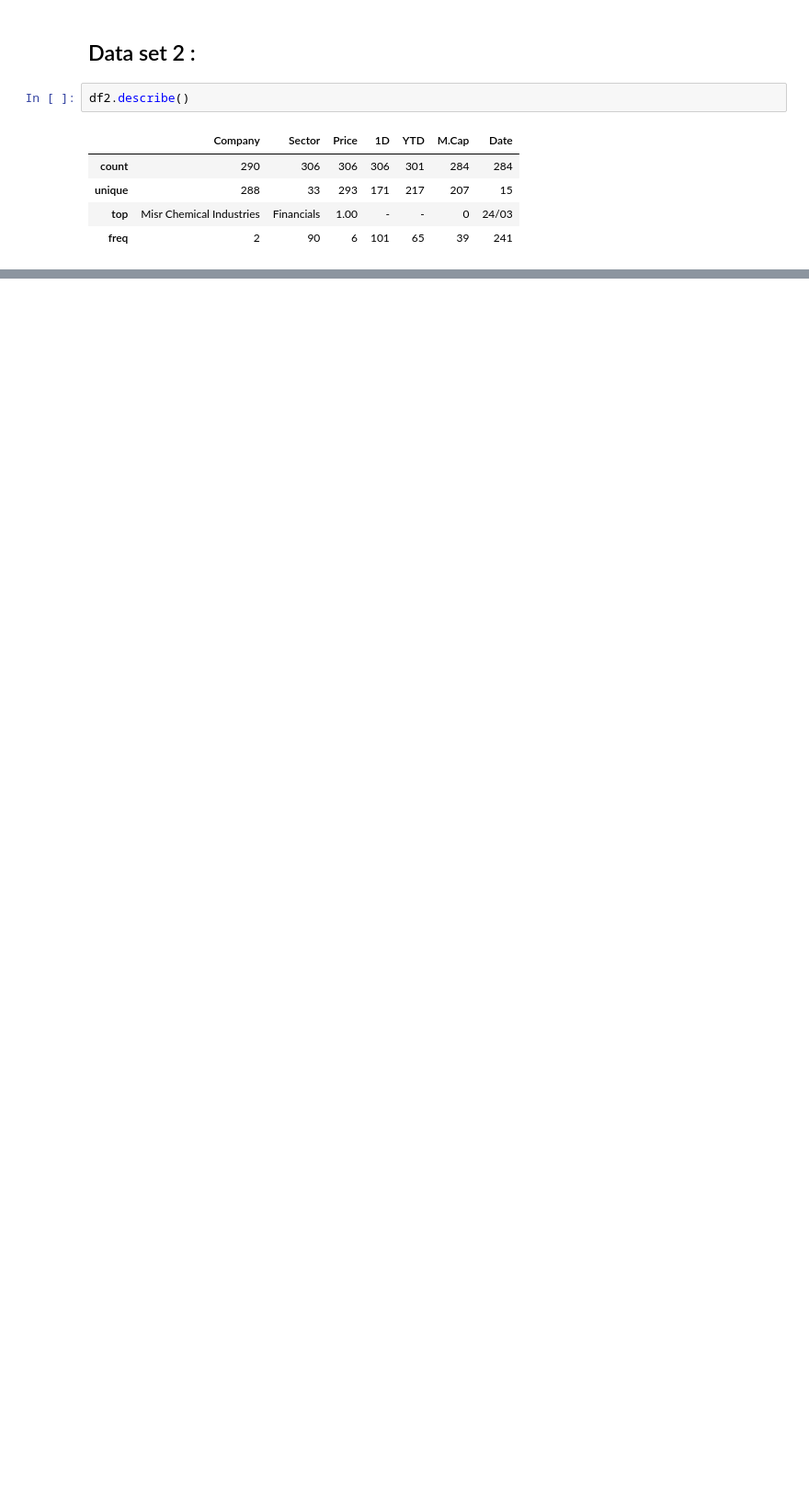
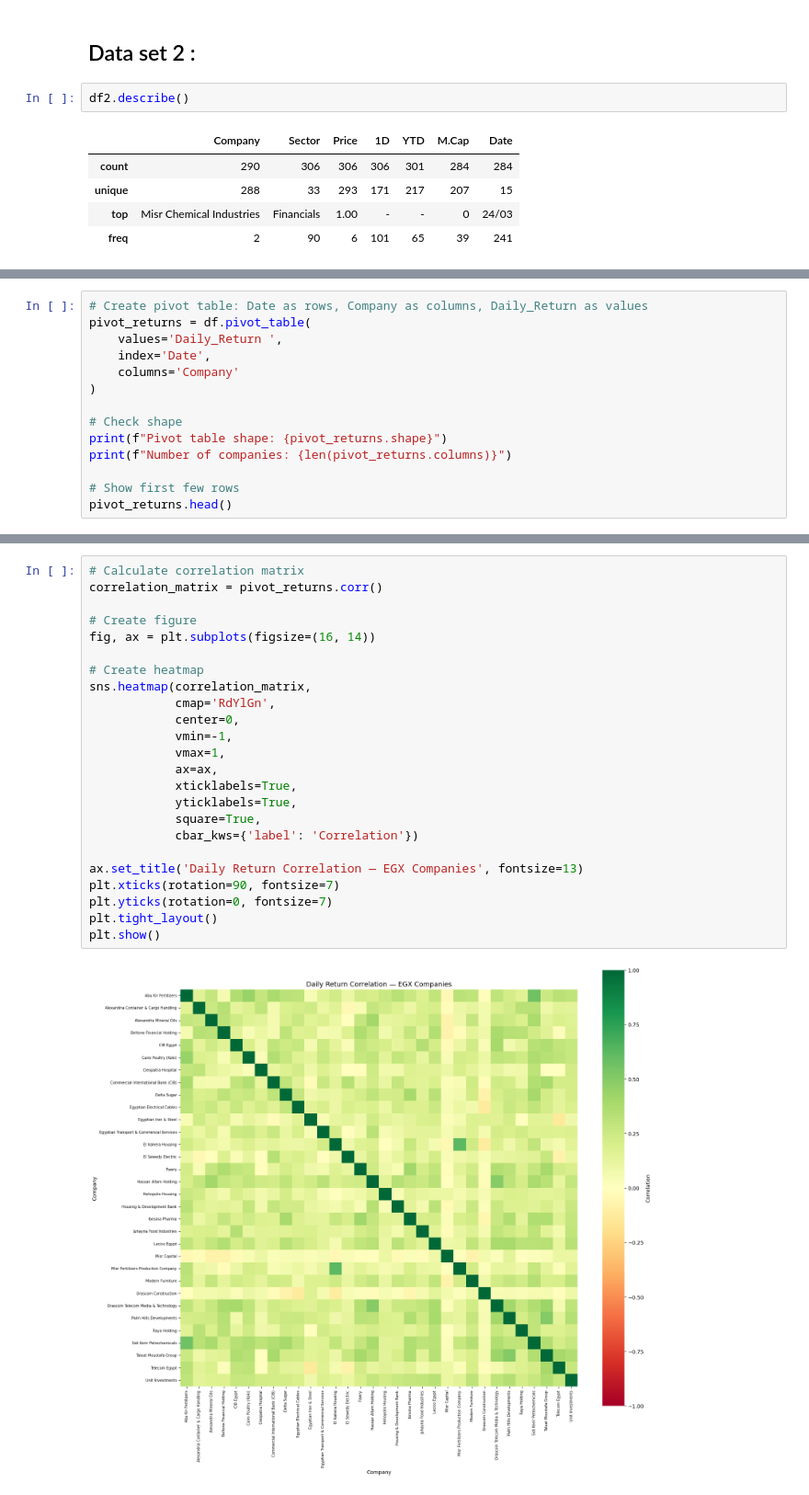
Before and after one commit to abdulrahman-mahmoud/Egxstock-analysis, a Jupyter notebook: Proessing/cleaning_anaylsis.ipynb, the cells around one changed output, grey strips where cells are left out. Shown at 92% size. Cells and saved outputs as stored; diff of their text form; blank space fills up the shorter version.

```diff
--- a/Proessing/cleaning_anaylsis.ipynb
+++ b/Proessing/cleaning_anaylsis.ipynb
@@ -222,0 +418,14 @@ df
+# %%
+# Create pivot table: Date as rows, Company as columns, Daily_Return as values
+pivot_returns = df.pivot_table(
+    values='Daily_Return ',
+    index='Date',
+    columns='Company'
+)
+
+# Check shape
+print(f"Pivot table shape: {pivot_returns.shape}")
+print(f"Number of companies: {len(pivot_returns.columns)}")
+
+# Show first few rows
+pivot_returns.head()
@@ -222,0 +443,26 @@ df
+# %%
+# Calculate correlation matrix
+correlation_matrix = pivot_returns.corr()
+
+# Create figure
+fig, ax = plt.subplots(figsize=(16, 14))
+
+# Create heatmap
+sns.heatmap(correlation_matrix,
+            cmap='RdYlGn',
+            center=0,
+            vmin=-1,
+            vmax=1,
+            ax=ax,
+            xticklabels=True,
+            yticklabels=True,
+            square=True,
+            cbar_kws={'label': 'Correlation'})
+
+ax.set_title('Daily Return Correlation — EGX Companies', fontsize=13)
+plt.xticks(rotation=90, fontsize=7)
+plt.yticks(rotation=0, fontsize=7)
+plt.tight_layout()
+plt.show()
+# %% [output]
+[figure, added]
```
Also changed, not shown: parts of 29 cells of this notebook.
